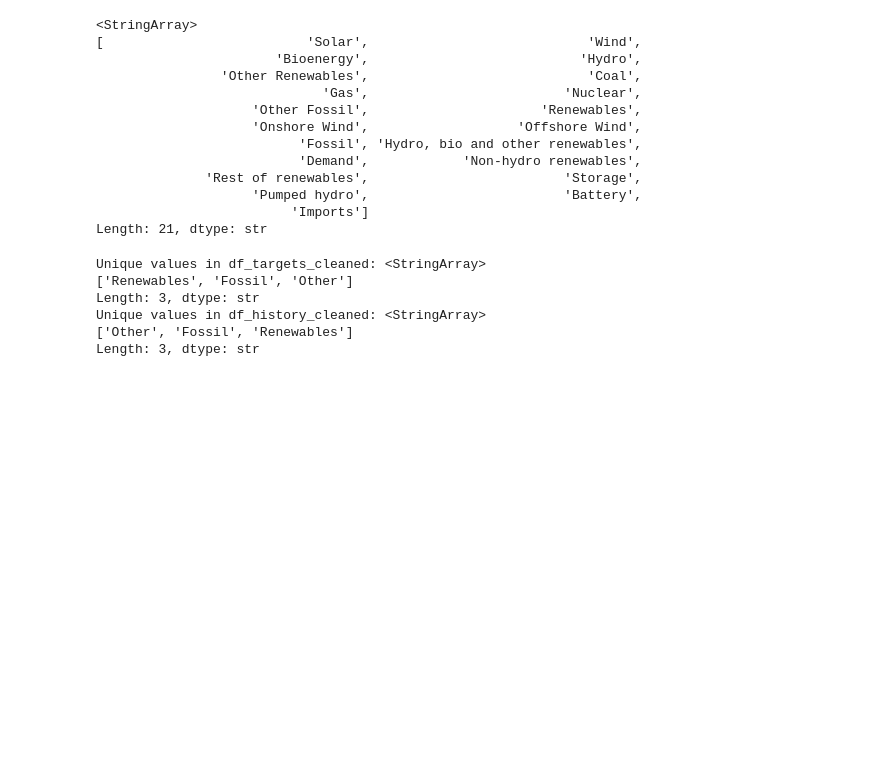
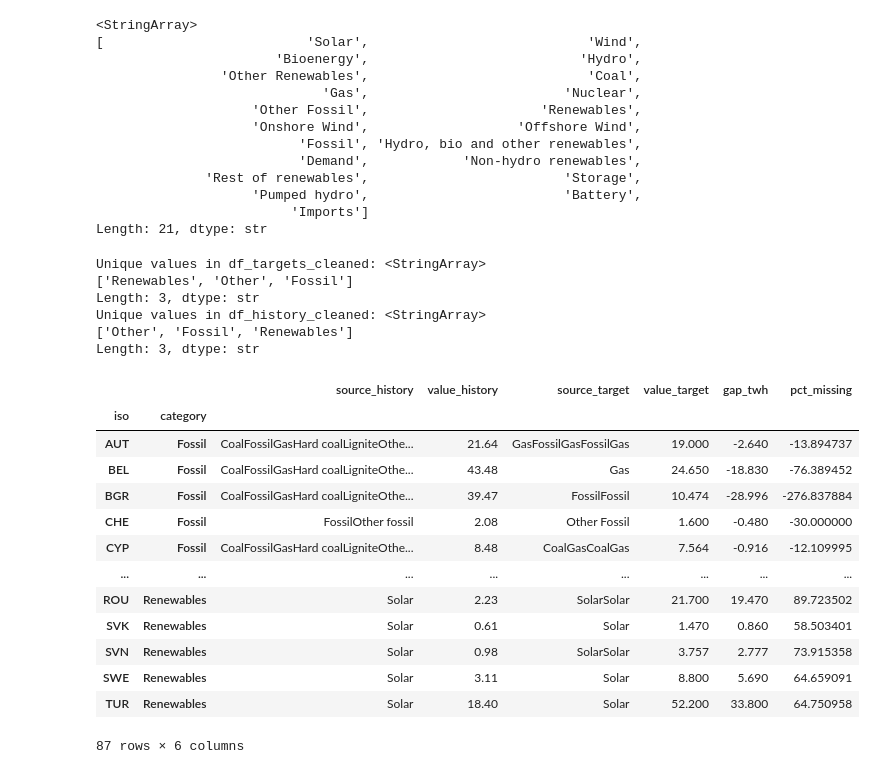
Before and after one commit to tklopper9/europes_energy_transition, a Jupyter notebook: notebook.ipynb, the cells around one changed output. Cells and saved outputs as stored; diff of their text form; code cells hidden in the pictures; blank space fills up the shorter version.

Commit message:
fixed solar/renewables gap plot

```diff
--- a/notebook.ipynb
+++ b/notebook.ipynb
@@ -156,6 +164,10 @@ RENEWABLES = {
     "non-hydro renewables", "rest of renewables",
 }
 
+RENEWABLES_EVALUATED = {
+    "solar",
+}
+
 FOSSIL = {
     "coal", "hard coal", "lignite", "gas", "other fossil", "fossil",
 }
@@ -164,7 +176,7 @@ def categorize(value):
     if pd.isna(value):
         return pd.NA
     v = str(value).strip().lower()
-    if v in RENEWABLES:
+    if v in RENEWABLES_EVALUATED:
         return "Renewables"
     if v in FOSSIL:
         return "Fossil"
@@ -175,10 +187,36 @@ df_history_cleaned["category"] = df_history_cleaned["source"].map(categorize)
 
 print(f"Unique values in df_targets_cleaned: {df_targets_cleaned["category"].unique()}")
 print(f"Unique values in df_history_cleaned: {df_history_cleaned["category"].unique()}")
+
+df_targets_cleaned = df_targets_cleaned.groupby(by=["category", "iso"]).sum()
+
+df_history_cleaned = df_history_cleaned.groupby(by=["category", "iso"]).sum()
 # %% [output]
 Unique values in df_targets_cleaned: <StringArray>
-['Renewables', 'Fossil', 'Other']
+['Renewables', 'Other', 'Fossil']
 Length: 3, dtype: str
 Unique values in df_history_cleaned: <StringArray>
 ['Other', 'Fossil', 'Renewables']
 Length: 3, dtype: str
+# %%
+df_gap = pd.merge(df_history_cleaned, df_targets_cleaned, on=["iso", "category"], how="inner", suffixes=["_history", "_target"])
+
+df_gap["gap_twh"] = df_gap["value_target"] - df_gap["value_history"]
+df_gap["pct_missing"] = (df_gap["gap_twh"] / df_gap["value_target"]) * 100
+# %%
+df_gap
+# %% [output]
+|  |  | source_history | value_history | source_target | value_target | gap_twh | pct_missing |
+| iso | category |  |  |  |  |  |  |
+| AUT | Fossil | CoalFossilGasHard coalLigniteOthe... | 21.64 | GasFossilGasFossilGas | 19.000 | -2.640 | -13.894737 |
+| BEL | Fossil | CoalFossilGasHard coalLigniteOthe... | 43.48 | Gas | 24.650 | -18.830 | -76.389452 |
+| BGR | Fossil | CoalFossilGasHard coalLigniteOthe... | 39.47 | FossilFossil | 10.474 | -28.996 | -276.837884 |
+| CHE | Fossil | FossilOther fossil | 2.08 | Other Fossil | 1.600 | -0.480 | -30.000000 |
+| CYP | Fossil | CoalFossilGasHard coalLigniteOthe... | 8.48 | CoalGasCoalGas | 7.564 | -0.916 | -12.109995 |
+| ... | ... | ... | ... | ... | ... | ... | ... |
+| ROU | Renewables | Solar | 2.23 | SolarSolar | 21.700 | 19.470 | 89.723502 |
+| SVK | Renewables | Solar | 0.61 | Solar | 1.470 | 0.860 | 58.503401 |
+| SVN | Renewables | Solar | 0.98 | SolarSolar | 3.757 | 2.777 | 73.915358 |
+| SWE | Renewables | Solar | 3.11 | Solar | 8.800 | 5.690 | 64.659091 |
+| TUR | Renewables | Solar | 18.40 | Solar | 52.200 | 33.800 | 64.750958 |
+87 rows × 6 columns
```
Also changed, not shown: parts of 5 cells of this notebook.
